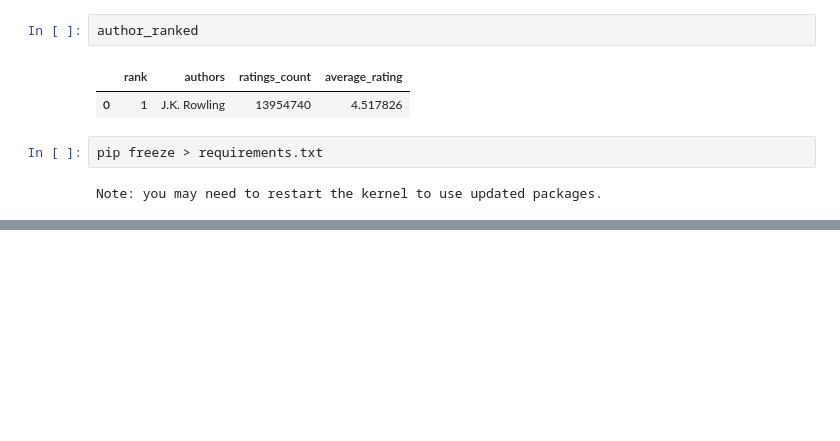
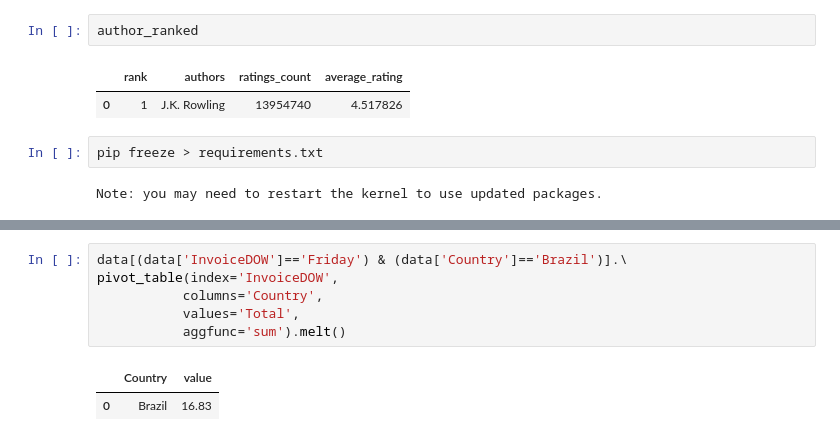
Before and after one commit to Adityawicaks/capstoneapi, a Jupyter notebook: APICapstone_Aditya W.ipynb, the cells around one changed output, grey strips where cells are left out. Cells and saved outputs as stored; diff of their text form; blank space fills up the shorter version.

```diff
--- a/APICapstone_Aditya W.ipynb
+++ b/APICapstone_Aditya W.ipynb
@@ -211,0 +258,9 @@ Note: you may need to restart the kernel to use updated packages.
+# %%
+data[(data['InvoiceDOW']=='Friday') & (data['Country']=='Brazil')].\
+pivot_table(index='InvoiceDOW',
+           columns='Country',
+           values='Total',
+           aggfunc='sum').melt()
+# %% [output]
+|  | Country | value |
+| 0 | Brazil | 16.83 |
```
Also changed, not shown: parts of 7 cells of this notebook, 1 other file.
